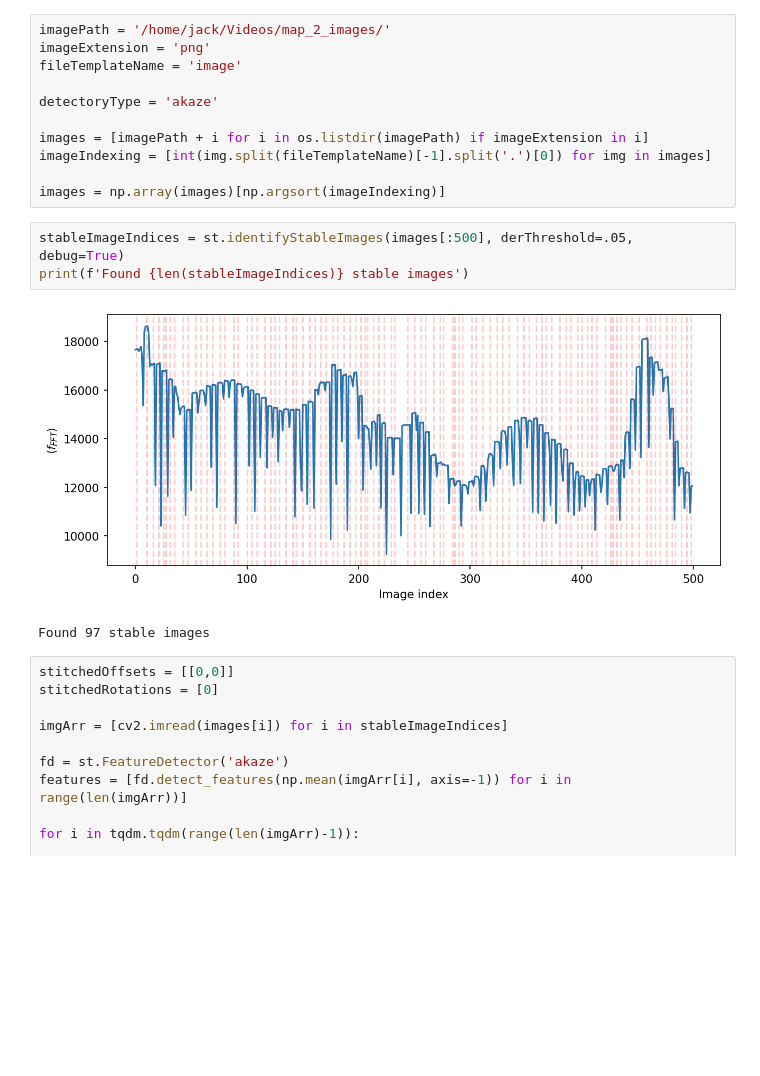
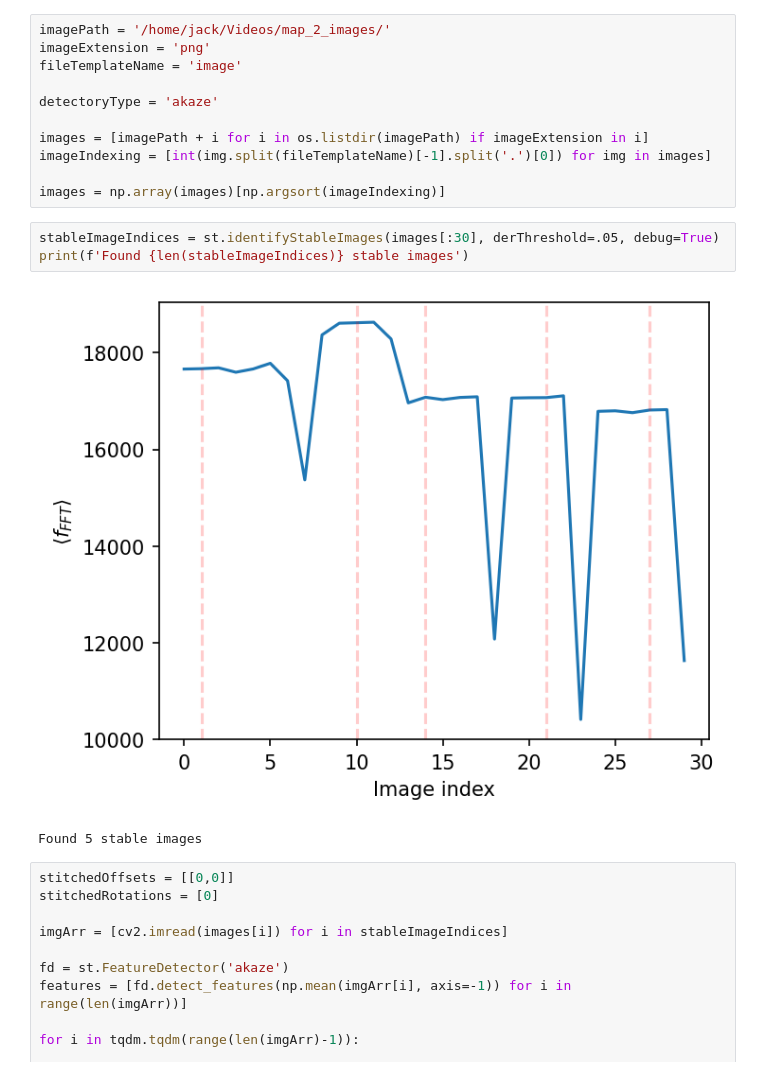
Before and after one commit to Jfeatherstone/stitcher, a Jupyter notebook: ManualStitch.ipynb, the cells around one changed output. Drawn from its saved outputs; the diff is of its cells as text; blank space fills up the shorter version.

```diff
--- a/ManualStitch.ipynb
+++ b/ManualStitch.ipynb
@@ -27,11 +27,11 @@ imageIndexing = [int(img.split(fileTemplateName)[-1].split('.')[0]) for img in i
 
 images = np.array(images)[np.argsort(imageIndexing)]
 # %%
-stableImageIndices = st.identifyStableImages(images[:500], derThreshold=.05, debug=True)
+stableImageIndices = st.identifyStableImages(images[:30], derThreshold=.05, debug=True)
 print(f'Found {len(stableImageIndices)} stable images')
 # %% [output]
-[figure, old version]
+[figure, new version]
-Found 97 stable images
+Found 5 stable images
 # %%
 stitchedOffsets = [[0,0]]
 stitchedRotations = [0]
```
Also changed, not shown: parts of 7 cells of this notebook, 2 other files.
